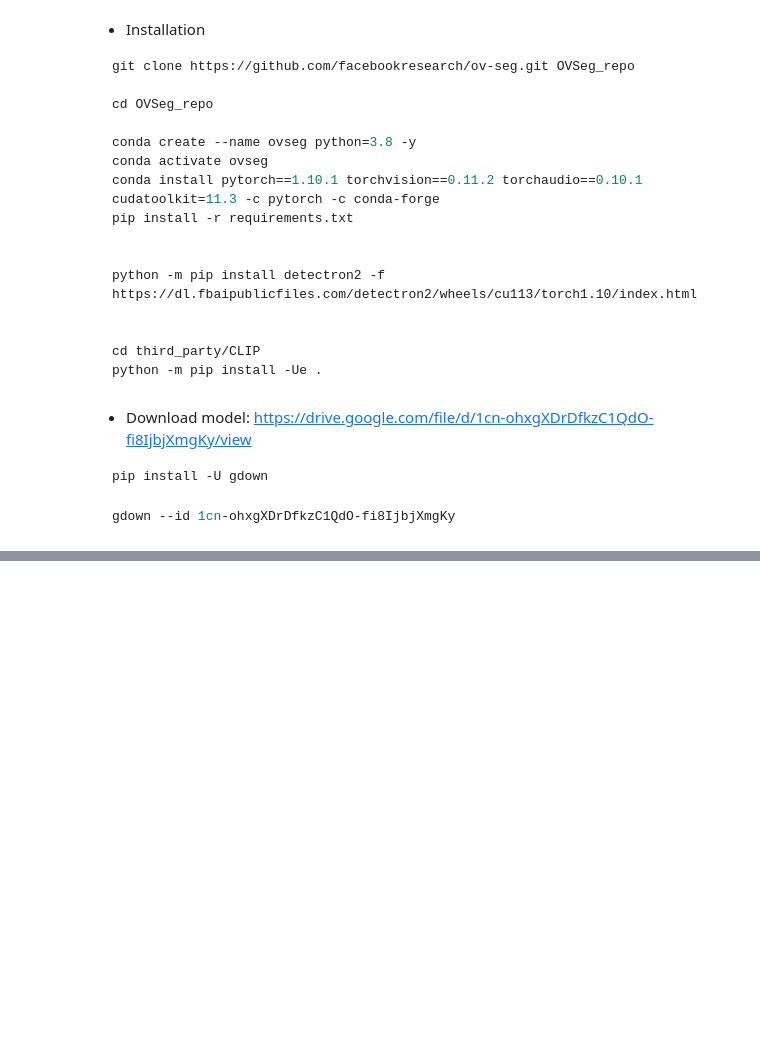
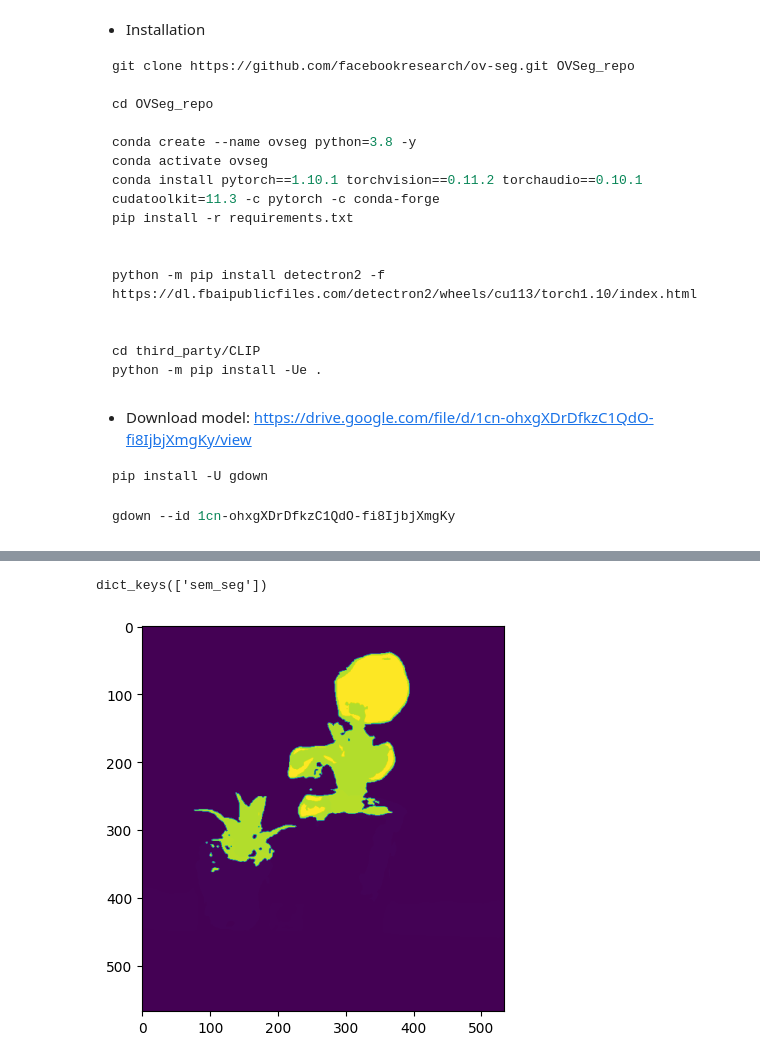
Before and after one commit to vmirly/GenAI-Hub, a Jupyter notebook: OVSeg/ovseg_inference.ipynb, the cells around one changed output, grey strips where cells are left out. Cells and saved outputs as stored; diff of their text form; code cells hidden in the pictures; blank space fills up the shorter version.

Commit message:
OVSeg: inference

```diff
--- a/OVSeg/ovseg_inference.ipynb
+++ b/OVSeg/ovseg_inference.ipynb
@@ -125,8 +91,10 @@ CfgNode({'VERSION': 2, 'MODEL': CfgNode({'LOAD_PROPOSALS': False, 'MASK_ON': Fal
 from PIL import Image
 img_orig = Image.open("../samples/plants.jpg")
 w, h = img_orig.size
-img_orig.resize((int(w/4), int(h/4))).save("plants_small.jpg")
+img_orig.resize((int(w/2), int(h/2))).save("plants_small.jpg")
 
-img = read_image("plants_small.jpg", format="BGR")
+input_path = "plants_small.jpg"
+class_names = ["plant", "leaf", "pot", "vase"]
+img = read_image(input_path, format="BGR")
 img.shape
 # %% [output]
@@ -148,0 +111,34 @@ predictor = utils.predictor.OVSegPredictor(cfg)
+# %%
+def run_on_image(image, class_names):
+    predictions = predictor(image, class_names)
+    # Convert image from OpenCV BGR format to Matplotlib RGB format.
+    image = image[:, :, ::-1]
+    #visualizer = OVSegVisualizer(image, self.metadata, instance_mode=self.instance_mode, class_names=class_names)
+    if "sem_seg" in predictions:
+        r = predictions["sem_seg"]
+        blank_area = (r[0] == 0)
+        pred_mask = r.argmax(dim=0).to('cpu')
+        pred_mask[blank_area] = 255
+        pred_mask = np.array(pred_mask, dtype="int32")
+
+        #vis_output = visualizer.draw_sem_seg(
+        #    pred_mask
+        #)
+    else:
+        raise NotImplementedError
+
+    return predictions#, vis_output
+
+image = read_image(input_path)
+preds = run_on_image(image, class_names)
+print(preds.keys())
+# %% [output]
+dict_keys(['sem_seg'])
+# %%
+import matplotlib.pyplot as plt
+
+fig = plt.figure(figsize=(5, 5), dpi=100)
+plt.imshow(preds["sem_seg"][0].cpu().numpy())
+plt.show()
+# %% [output]
+[figure, added]
```
Also changed, not shown: parts of 5 cells of this notebook.
